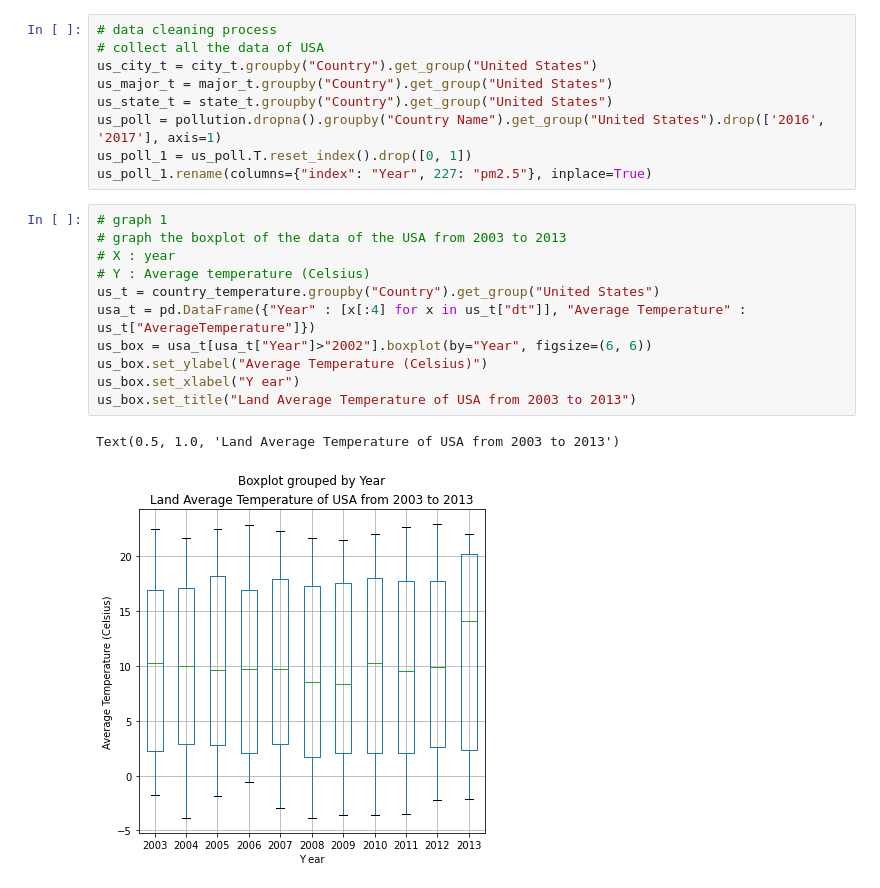
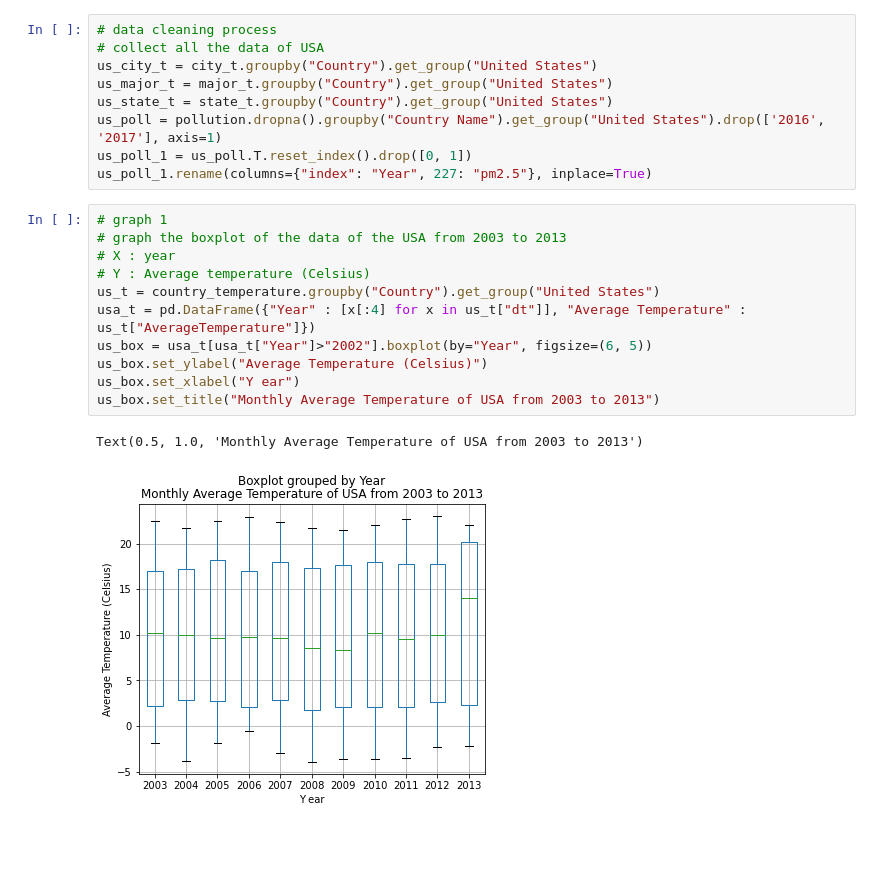
Before and after one commit to ECO225W2022/create-your-project-repository-YujiaChai, a Jupyter notebook: ECO 225 - Assignment 1.ipynb, the cells around one changed output. Cells and saved outputs as stored; diff of their text form; blank space fills up the shorter version.

```diff
--- a/ECO 225 - Assignment 1.ipynb
+++ b/ECO 225 - Assignment 1.ipynb
@@ -38,14 +38,14 @@ us_poll_1.rename(columns={"index": "Year", 227: "pm2.5"}, inplace=True)
 # %%
 # graph 1
 # graph the boxplot of the data of the USA from 2003 to 2013
 # X : year
 # Y : Average temperature (Celsius)
 us_t = country_temperature.groupby("Country").get_group("United States")
 usa_t = pd.DataFrame({"Year" : [x[:4] for x in us_t["dt"]], "Average Temperature" : us_t["AverageTemperature"]})
-us_box = usa_t[usa_t["Year"]>"2002"].boxplot(by="Year", figsize=(6, 6))
+us_box = usa_t[usa_t["Year"]>"2002"].boxplot(by="Year", figsize=(6, 5))
 us_box.set_ylabel("Average Temperature (Celsius)")
 us_box.set_xlabel("Y ear")
-us_box.set_title("Land Average Temperature of USA from 2003 to 2013")
+us_box.set_title("Monthly Average Temperature of USA from 2003 to 2013")
 # %% [output]
-Text(0.5, 1.0, 'Land Average Temperature of USA from 2003 to 2013')
+Text(0.5, 1.0, 'Monthly Average Temperature of USA from 2003 to 2013')
-[figure, old version]
+[figure, new version]
```
Also changed, not shown: parts of 4 cells of this notebook.
